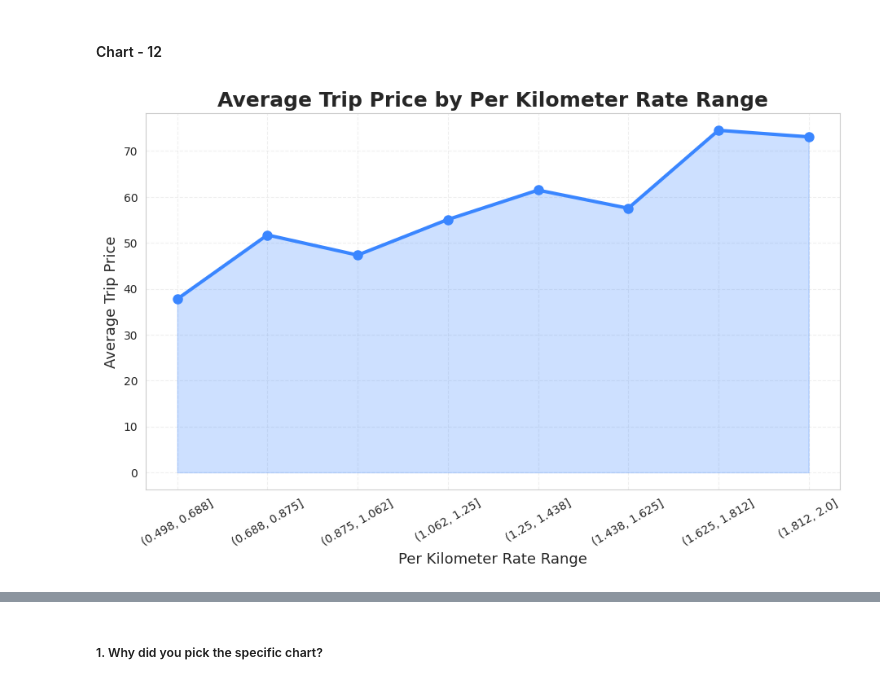
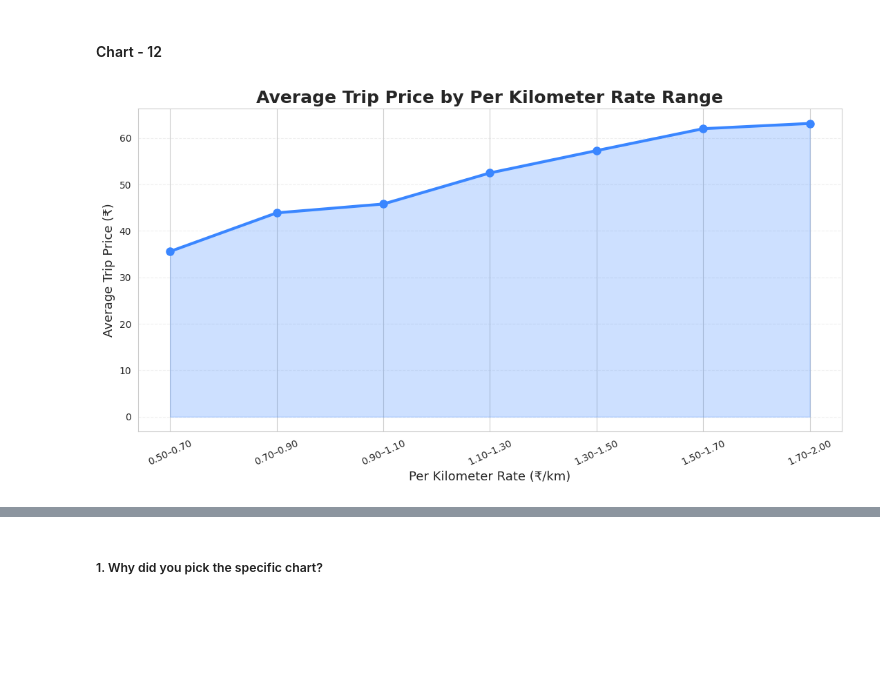
Before and after one commit to Sneha8126/Sneha-copy-of-Sample-ML-Submission-Template, a Jupyter notebook: Sneha_copy_of_Sample_ML_Submission_Template.ipynb, the cells around one changed output, grey strips where cells are left out. Drawn from its saved outputs; the diff is of its cells as text; code cells hidden in the pictures; blank space fills up the shorter version.

Commit message:
Updated Average Trip Price by Per Kilometer Rate Range Chart

```diff
--- a/Sneha_copy_of_Sample_ML_Submission_Template.ipynb
+++ b/Sneha_copy_of_Sample_ML_Submission_Template.ipynb
@@ -957,44 +957,75 @@ Are there any insights that lead to negative growth? Justify with specific reaso
 # %% [markdown]
 #### Chart - 12
 # %%
-# Chart - 12 visualization code
-# Chart 12: Average Trip Price by Per Km Rate Range
+# Chart 12: Average Trip Price by Per Kilometer Rate Range
 
 plt.figure(figsize=(11,6))
 
+# Meaningful Per Km Rate ranges
+bins = [0.50, 0.70, 0.90, 1.10, 1.30, 1.50, 1.70, 2.00]
+
+labels = [
+    '0.50–0.70',
+    '0.70–0.90',
+    '0.90–1.10',
+    '1.10–1.30',
+    '1.30–1.50',
+    '1.50–1.70',
+    '1.70–2.00'
+]
+
 # Create groups
-df['Per_Km_Rate_Group'] = pd.cut(df['Per_Km_Rate'], bins=8)
+df['Per_Km_Rate_Group'] = pd.cut(
+    df['Per_Km_Rate'],
+    bins=bins,
+    labels=labels,
+    include_lowest=True
+)
 
-avg_price = df.groupby('Per_Km_Rate_Group',
-                       observed=True)['Trip_Price'].mean().reset_index()
+# Calculate average trip price
+avg_price = (
+    df.groupby('Per_Km_Rate_Group', observed=True)['Trip_Price']
+      .mean()
+      .reset_index()
+)
 
+# Line Plot
 plt.plot(
-    avg_price['Per_Km_Rate_Group'].astype(str),
+    avg_price['Per_Km_Rate_Group'],
     avg_price['Trip_Price'],
     marker='o',
     linewidth=3,
     markersize=8,
     color='#3A86FF'
 )
 
+# Area Fill
 plt.fill_between(
-    avg_price['Per_Km_Rate_Group'].astype(str),
+    range(len(avg_price)),
     avg_price['Trip_Price'],
     alpha=0.25,
     color='#3A86FF'
 )
 
-plt.title('Average Trip Price by Per Kilometer Rate Range',
-          fontsize=18,
-          fontweight='bold')
+# Set x-axis labels
+plt.xticks(
+    range(len(labels)),
+    labels,
+    rotation=25
+)
 
-plt.xlabel('Per Kilometer Rate Range', fontsize=13)
-plt.ylabel('Average Trip Price', fontsize=13)
+plt.title(
+    'Average Trip Price by Per Kilometer Rate Range',
+    fontsize=18,
+    fontweight='bold'
+)
 
-plt.xticks(rotation=30)
+plt.xlabel('Per Kilometer Rate (₹/km)', fontsize=13)
+plt.ylabel('Average Trip Price (₹)', fontsize=13)
 
-plt.grid(linestyle='--', alpha=0.3)
+plt.grid(axis='y', linestyle='--', alpha=0.3)
 
+plt.tight_layout()
 plt.show()
 # %% [output]
-[figure, old version]
+[figure, new version]
```
Also changed, not shown: parts of 2 cells of this notebook.
